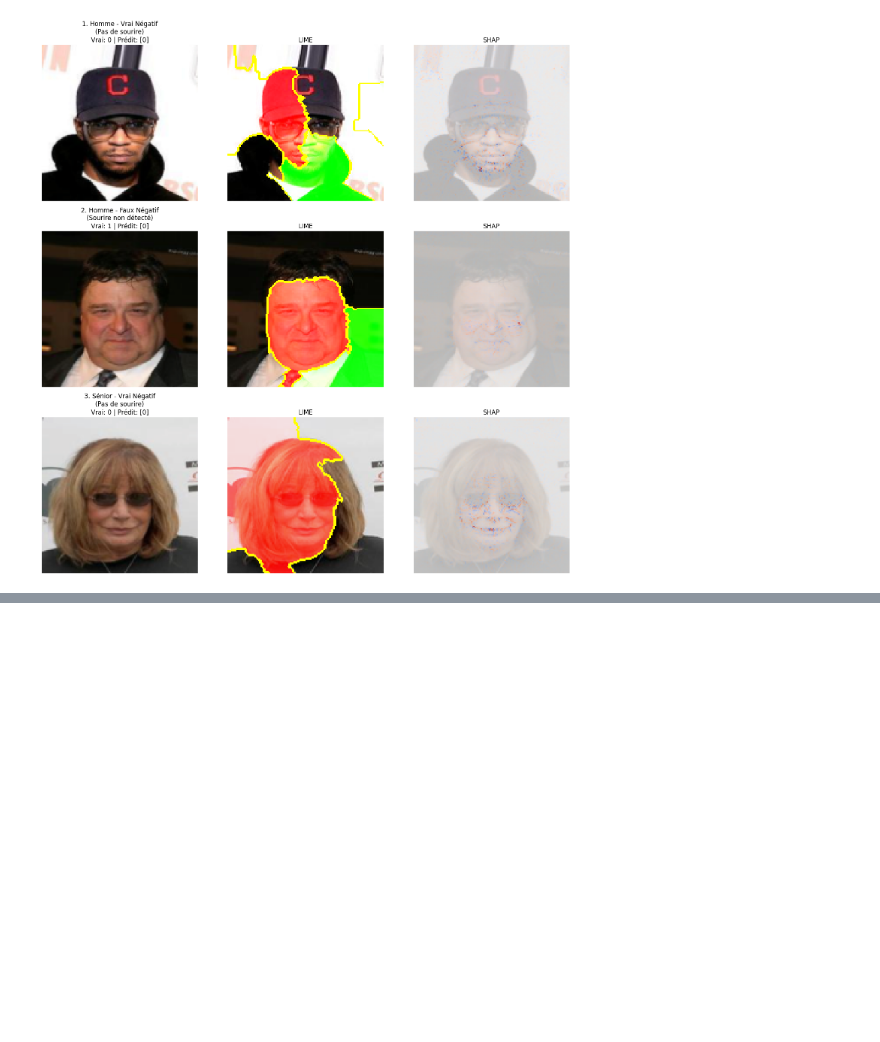
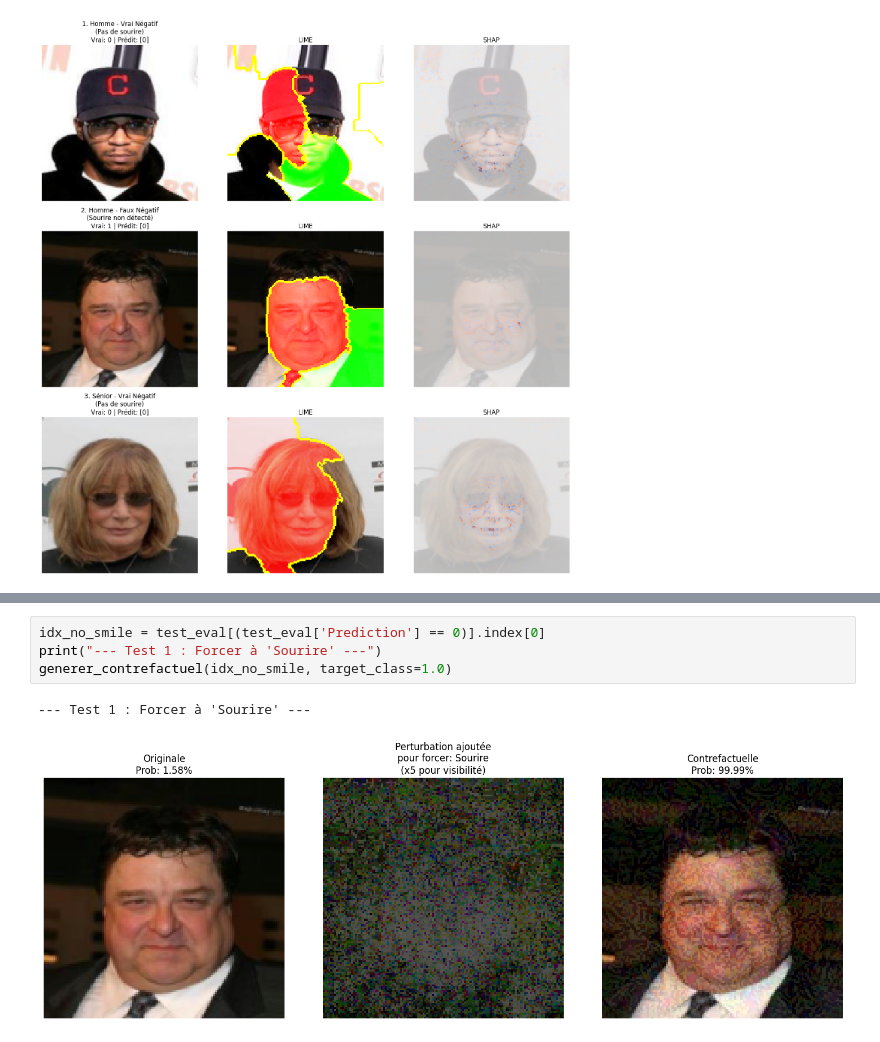
Before and after one commit to daphnemaschas/REXIA, a Jupyter notebook: notebooks/02_analyse_des_données_images.ipynb, the cells around one changed output, grey strips where cells are left out. Saved outputs shown, nothing was run; the diff lists cells and outputs as text; blank space fills up the shorter version.

```diff
--- a/notebooks/02_analyse_des_données_images.ipynb
+++ b/notebooks/02_analyse_des_données_images.ipynb
@@ -807,0 +886,7 @@ plt.show()
+# %%
+idx_no_smile = test_eval[(test_eval['Prediction'] == 0)].index[0]
+print("--- Test 1 : Forcer à 'Sourire' ---")
+generer_contrefactuel(idx_no_smile, target_class=1.0)
+# %% [output]
+--- Test 1 : Forcer à 'Sourire' ---
+[figure, added]
```
Also changed, not shown: parts of 11 cells of this notebook.
